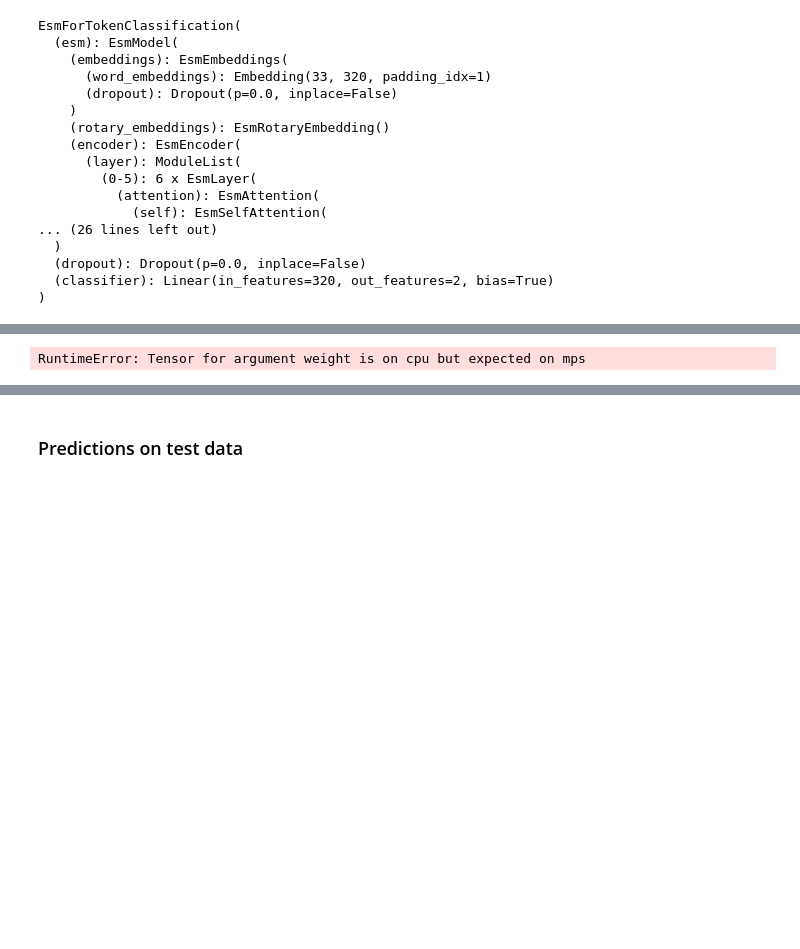
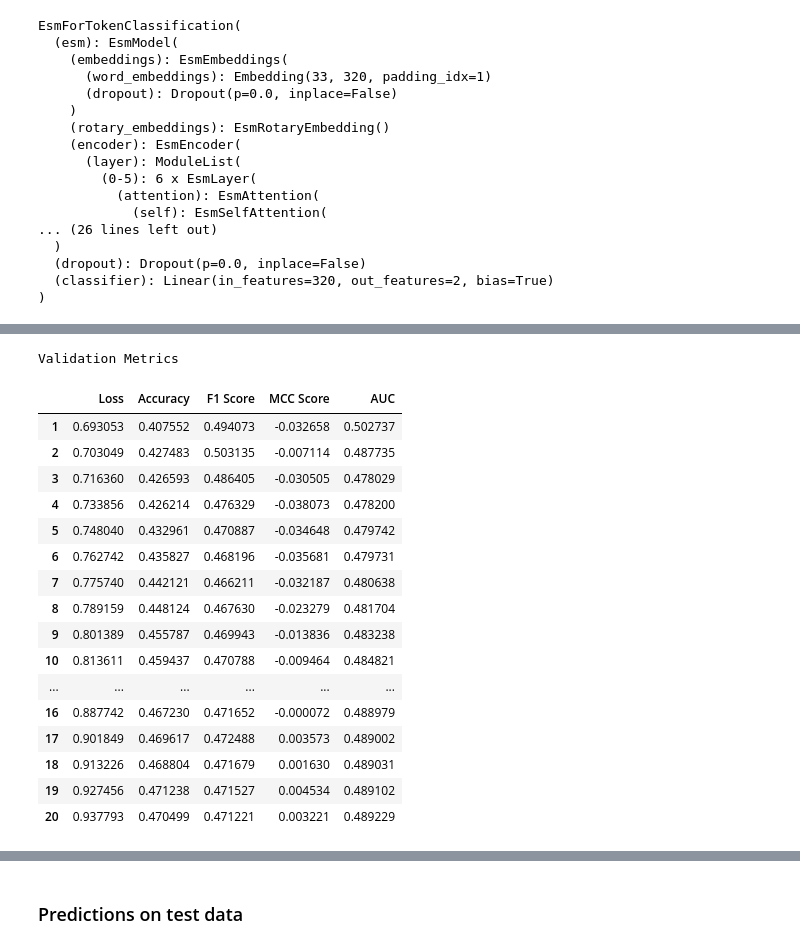
Before and after one commit to harryb257/MScProject, a Jupyter notebook: ESM2 finetune.ipynb, the cells around one changed output, grey strips where cells are left out. Cells and saved outputs as stored; diff of their text form; code cells hidden in the pictures; blank space fills up the shorter version.

```diff
--- a/ESM2 finetune.ipynb
+++ b/ESM2 finetune.ipynb
@@ -452,7 +402,7 @@ def batch_create(dataset, tokenizer, model):
         # Freeze model weights and calculate embeddings
         with torch.no_grad():
             outputs = model.esm(**inputs)
-            embeddings = outputs.last_hidden_state[:, 1:-1, :] # Slice embeddings to remove start and end CLS/EOS tokens
+            embeddings = outputs.last_hidden_state[:, 1:-1, :].cpu() # Slice embeddings to remove start and end CLS/EOS tokens
 
         # Convert labels to tensors
         labels = [torch.tensor(x) for x in batch['label']]
@@ -463,7 +413,8 @@ def batch_create(dataset, tokenizer, model):
         # Append the embeddings, label and masks per batch to an output list
         emb_output_list.append({
             'embeddings': embeddings,
-            'labels': labels})
+            'labels': labels
+        })
 
     return emb_output_list
 # %%
@@ -539,9 +488,9 @@ checkpoint_dir = Path("/Users/harry/Documents/Data Science MSc/PROJECT/MScProjec
 checkpoint_dir.mkdir(exist_ok=True)
 # %%
 # Instantiate cross-entropy loss function, ignores positions with mask -100
-loss_fcn = nn.CrossEntropyLoss( ignore_index=-100) # weight=weight,
+loss_fcn = nn.CrossEntropyLoss(weight=weight, ignore_index=-100)
 
-# Dictionaries to store training and validation outputs - update
+# Dictionaries to store training and validation outputs
 training_loss_dict = {}
 acc_dict = {}
 val_loss_dict = {}
@@ -568,6 +517,9 @@ for key, fold in train_loaded.items():
 
     # AdamW optimiser
     optimiser = optim.AdamW(clf.parameters(), lr=0.001)
+
+    # Set best val loss for best model recording and set to positive infintiy for first loop
+    best_auc = 0
 
     for epoch in range(1, epochs+1):
 
@@ -639,12 +591,10 @@ for key, fold in train_loaded.items():
         val_probs = []
         running_val_loss = 0
 
-        # Set best val loss for best model recording and set to positive infintiy for first loop
-        best_val_loss = float('inf')
-
         with torch.no_grad():
 
             for val_batch in val_loaded[key]:
+
                 val_inputs = val_batch['embeddings']
                 val_labels = val_batch['labels']
 
@@ -696,8 +646,53 @@ for key, fold in train_loaded.items():
         roc_auc_val_dict[key].append(roc_auc_val)
 
         # Save best model
-        if epoch_val_loss < best_val_loss:
-            best_val_loss = epoch_val_loss
+        if roc_auc_val > best_auc:
+            best_auc = roc_auc_val
             torch.save(clf.state_dict(), checkpoint_dir / 'best_clf_fine_tuned_ESM8M.pt')
-# %% [output]
-RuntimeError: Tensor for argument weight is on cpu but expected on mps
+# %%
+# Convert dictionaries to numpy arrays
+training_loss_array = np.array(list(training_loss_dict.values()))
+val_loss_array = np.array(list(val_loss_dict.values()))
+training_acc_array = np.array(list(acc_dict.values()))
+val_acc_array = np.array(list(val_acc_dict.values()))
+
+f1_val_array = np.array(list(f1_val_dict.values()))
+mcc_val_array = np.array(list(mcc_val_dict.values()))
+roc_auc_val_array = np.array(list(roc_auc_val_dict.values()))
+
+# Average folds over each epoch
+avg_train_loss= np.mean(training_loss_array, axis=0)
+avg_val_loss = np.mean(val_loss_array, axis=0)
+training_avg_acc = np.mean(training_acc_array, axis=0)
+val_avg_acc = np.mean(val_acc_array, axis=0)
+
+avg_f1 = np.mean(f1_val_array, axis=0)
+avg_mcc = np.mean(mcc_val_array, axis=0)
+avg_auc = np.mean(roc_auc_val_array, axis=0)
+
+# Create series for pandas
+epoch_ser = np.arange(1, epochs+1, 1)
+data = {'Loss': avg_val_loss, 'Accuracy':val_avg_acc, 'F1 Score':avg_f1, 'MCC Score':avg_mcc, 'AUC':avg_auc}
+
+print('Validation Metrics')
+results = pd.DataFrame(data, index=epoch_ser)
+results
+# %% [output]
+Validation Metrics
+|  | Loss | Accuracy | F1 Score | MCC Score | AUC |
+| 1 | 0.693053 | 0.407552 | 0.494073 | -0.032658 | 0.502737 |
+| 2 | 0.703049 | 0.427483 | 0.503135 | -0.007114 | 0.487735 |
+| 3 | 0.716360 | 0.426593 | 0.486405 | -0.030505 | 0.478029 |
+| 4 | 0.733856 | 0.426214 | 0.476329 | -0.038073 | 0.478200 |
+| 5 | 0.748040 | 0.432961 | 0.470887 | -0.034648 | 0.479742 |
+| 6 | 0.762742 | 0.435827 | 0.468196 | -0.035681 | 0.479731 |
+| 7 | 0.775740 | 0.442121 | 0.466211 | -0.032187 | 0.480638 |
+| 8 | 0.789159 | 0.448124 | 0.467630 | -0.023279 | 0.481704 |
+| 9 | 0.801389 | 0.455787 | 0.469943 | -0.013836 | 0.483238 |
+| 10 | 0.813611 | 0.459437 | 0.470788 | -0.009464 | 0.484821 |
+| ... | ... | ... | ... | ... | ... |
+| 16 | 0.887742 | 0.467230 | 0.471652 | -0.000072 | 0.488979 |
+| 17 | 0.901849 | 0.469617 | 0.472488 | 0.003573 | 0.489002 |
+| 18 | 0.913226 | 0.468804 | 0.471679 | 0.001630 | 0.489031 |
+| 19 | 0.927456 | 0.471238 | 0.471527 | 0.004534 | 0.489102 |
+| 20 | 0.937793 | 0.470499 | 0.471221 | 0.003221 | 0.489229 |
```
Also changed, not shown: parts of 16 cells of this notebook.
